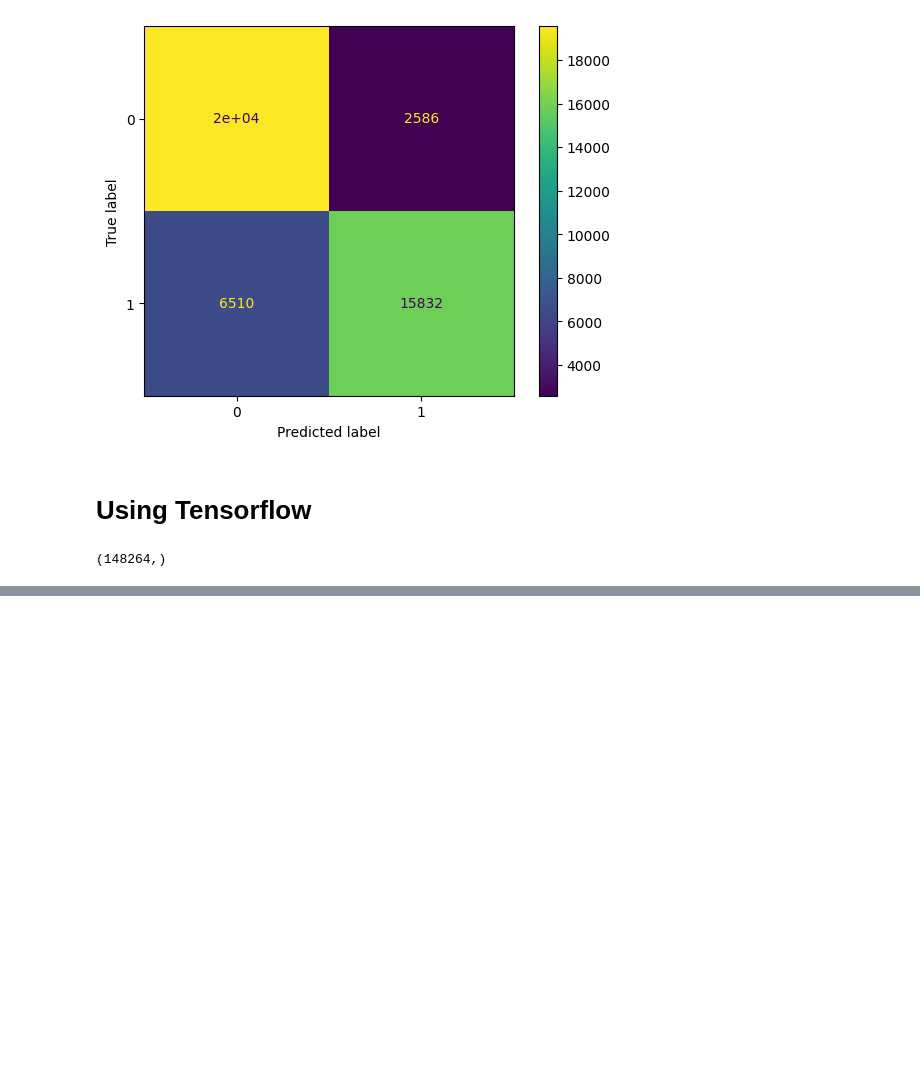
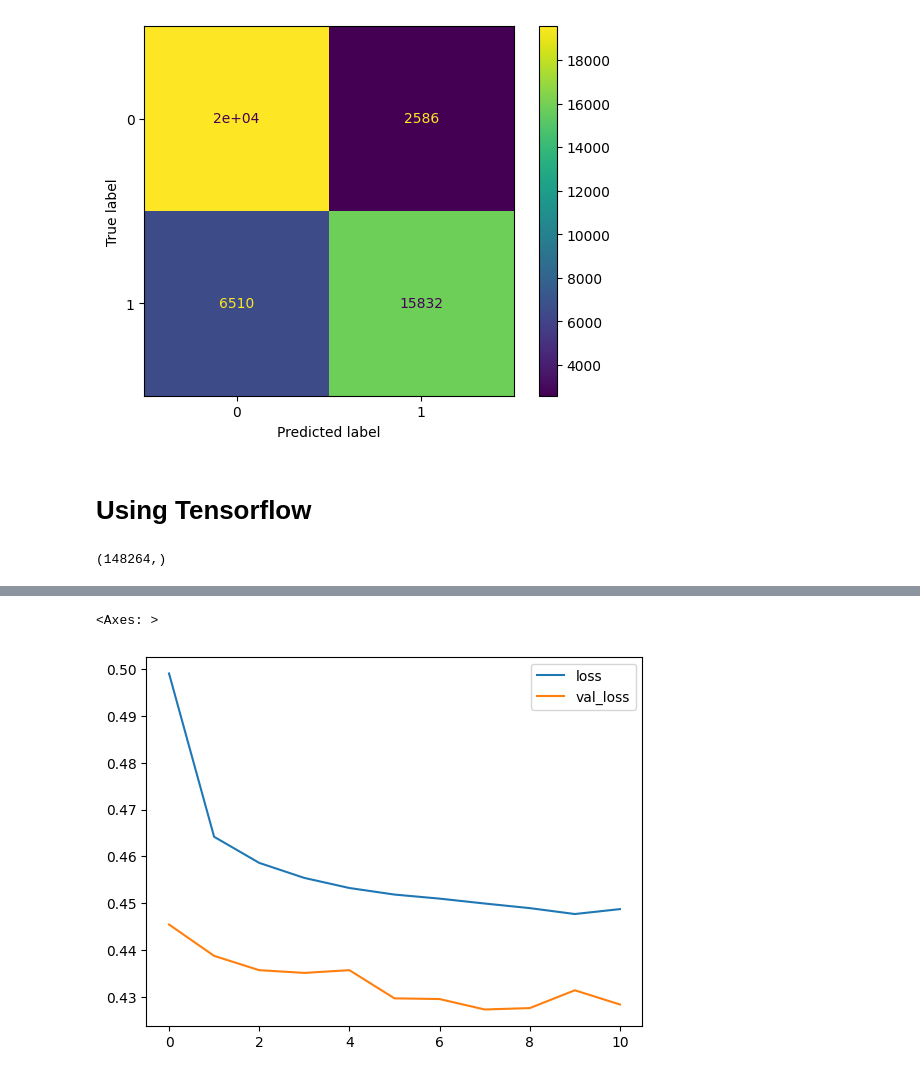
Before and after one commit to Ademola-Alabi/Loan_default_model, a Jupyter notebook: loan_default.ipynb, the cells around one changed output, grey strips where cells are left out. Saved outputs shown, nothing was run; the diff lists cells and outputs as text; code cells hidden in the pictures; blank space fills up the shorter version.

```diff
--- a/loan_default.ipynb
+++ b/loan_default.ipynb
@@ -162,0 +203,4 @@ y.shape
+# %%
+early_stoping = EarlyStopping(patience=3, verbose=1)
+# %%
+model.fit(X_train, y_train, epochs=50, validation_data=(X_test,y_test), callbacks=[early_stoping])
@@ -162,0 +226,9 @@ y.shape
+# %%
+metrics = pd.DataFrame(model.history.history)
+# %%
+losses= metrics[["loss", "val_loss"]]
+# %%
+losses.plot()
+# %% [output]
+<Axes: >
+[figure, added]
```
Also changed, not shown: parts of 15 cells of this notebook, 1 other file.
